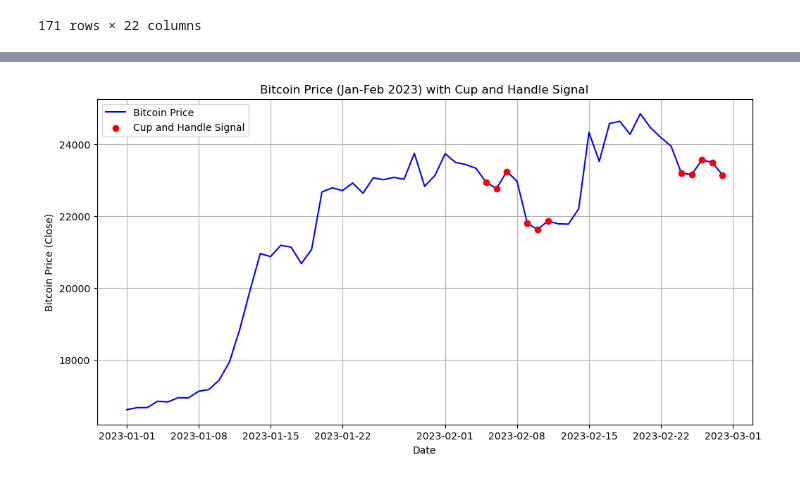
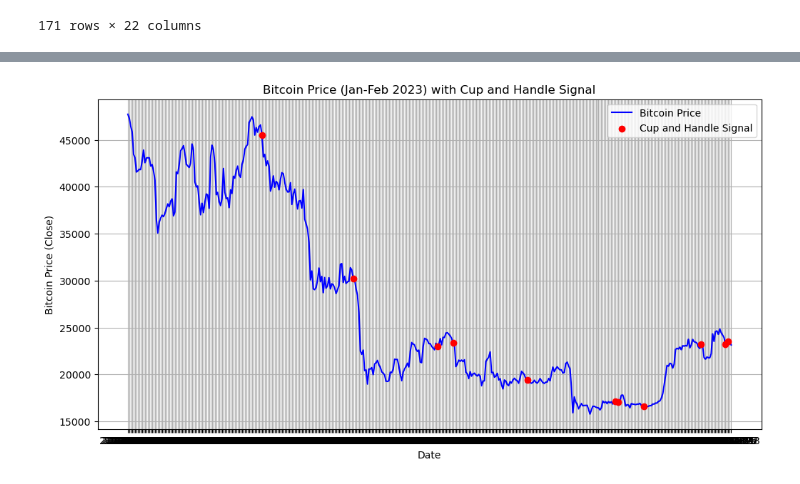
Before and after one commit to Rex-Chan99/Bitcoin_prediction, a Jupyter notebook: Master_dataset.ipynb, the cells around one changed output, grey strips where cells are left out. Drawn from its saved outputs; the diff is of its cells as text; code cells hidden in the pictures.

```diff
--- a/Master_dataset.ipynb
+++ b/Master_dataset.ipynb
@@ -198,26 +206,26 @@ Probability of Signal_5Percent_Up when Cup_Handle_Signal is 1: 2.78%
 # %%
 import matplotlib.pyplot as plt
 
 # Filter data for January and February 2023
 filtered_data = df_bitcoin_by_day[
-    (df_bitcoin_by_day['Open time'] >= '2023-01-01') &
+    (df_bitcoin_by_day['Open time'] >= '2022-01-01') &
     (df_bitcoin_by_day['Open time'] <= '2023-02-28')
 ]
 
 # Plot Bitcoin price
 plt.figure(figsize=(12, 6))
 plt.plot(filtered_data['Open time'], filtered_data['Close'], label='Bitcoin Price', color='blue')
 
 # Highlight Cup and Handle signals
 cup_handle_data = filtered_data[filtered_data['Cup_Handle_Signal'] == 1]
 plt.scatter(cup_handle_data['Open time'], cup_handle_data['Close'], color='red', label='Cup and Handle Signal', zorder=5)
 
 # Add labels and legend
 plt.title('Bitcoin Price (Jan-Feb 2023) with Cup and Handle Signal')
 plt.xlabel('Date')
 plt.ylabel('Bitcoin Price (Close)')
 plt.legend()
 plt.grid(True)
 plt.show()
 # %% [output]
-[figure, old version]
+[figure, new version]
```
Also changed, not shown: parts of 4 cells of this notebook.
